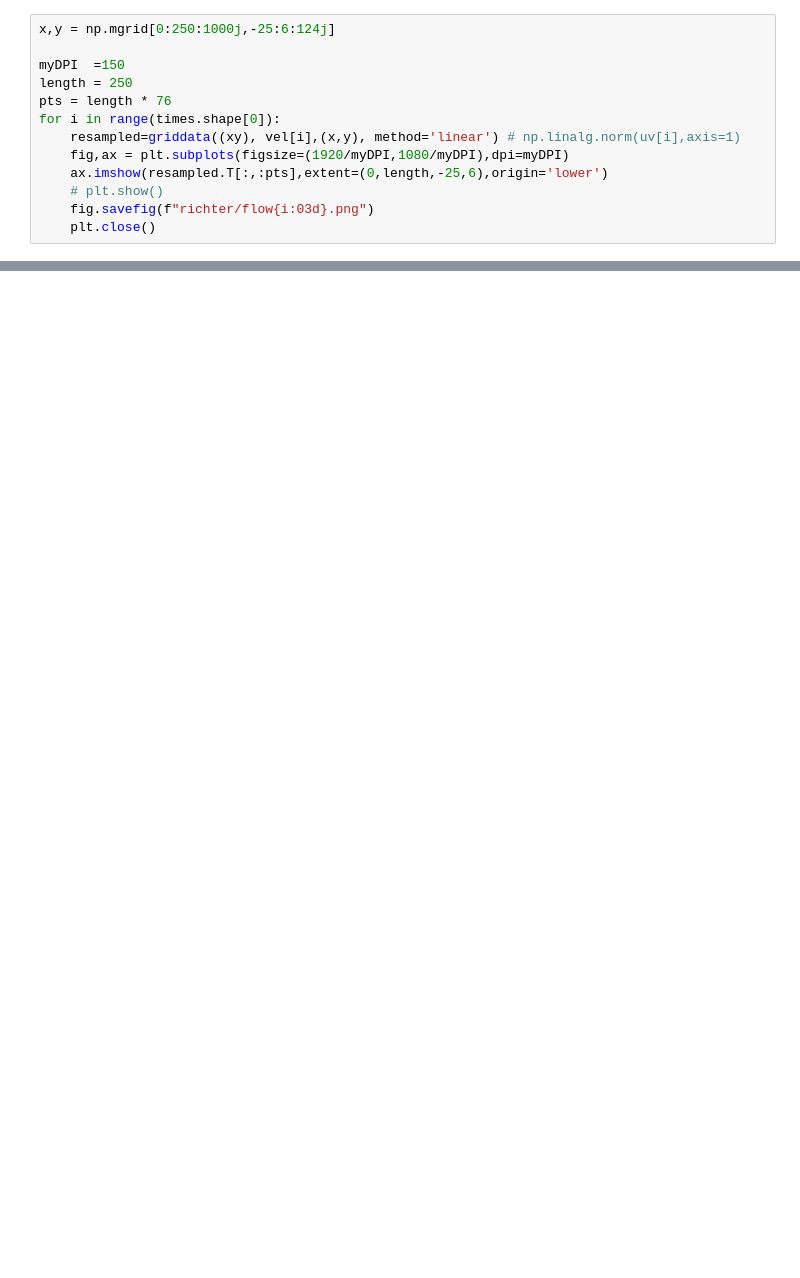
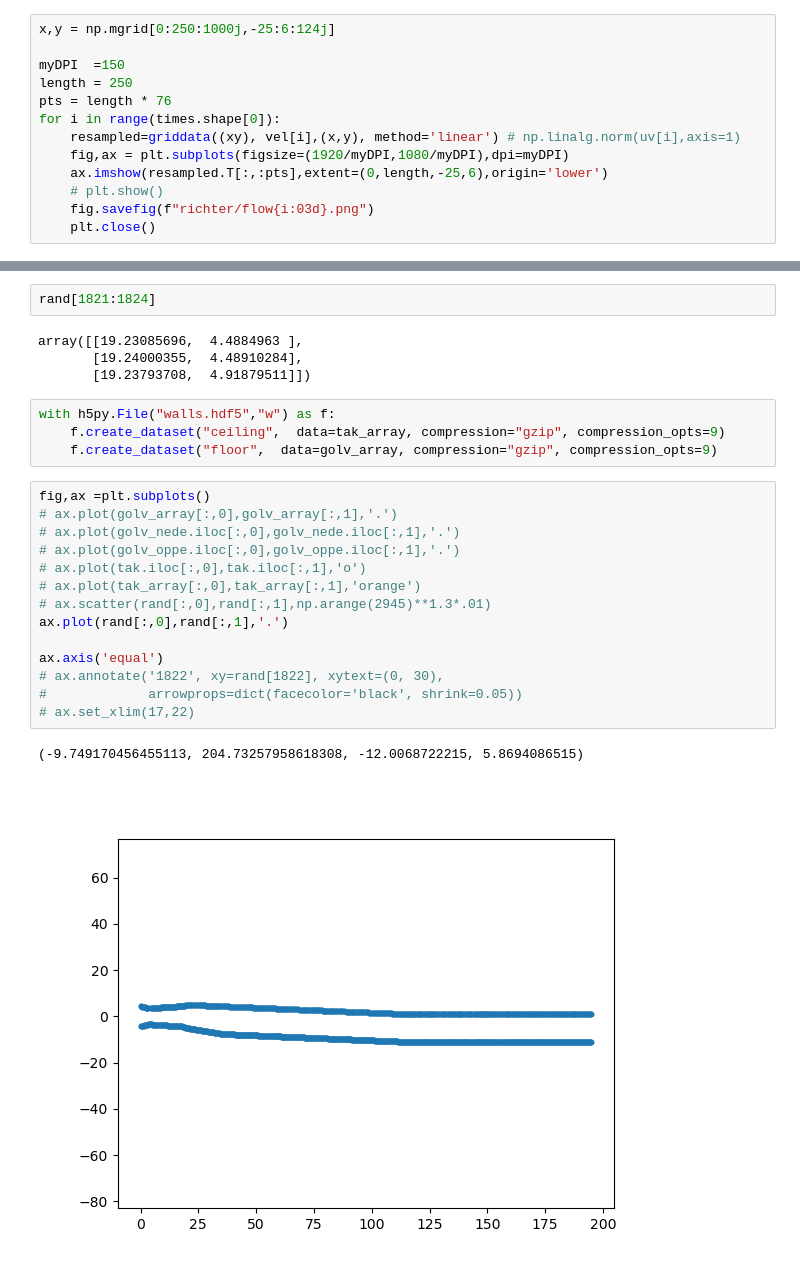
Before and after one commit to Havrevoll/Ribber, a Jupyter notebook: richter_analysar.ipynb, the cells around one changed output, grey strips where cells are left out. Cells and saved outputs as stored; diff of their text form; blank space fills up the shorter version.

```diff
--- a/richter_analysar.ipynb
+++ b/richter_analysar.ipynb
@@ -80,0 +135,27 @@ b
+# %%
+rand[1821:1824]
+# %% [output]
+array([[19.23085696,  4.4884963 ],
+       [19.24000355,  4.48910284],
+       [19.23793708,  4.91879511]])
+# %%
+with h5py.File("walls.hdf5","w") as f:
+    f.create_dataset("ceiling",  data=tak_array, compression="gzip", compression_opts=9)
+    f.create_dataset("floor",  data=golv_array, compression="gzip", compression_opts=9)
+# %%
+fig,ax =plt.subplots()
+# ax.plot(golv_array[:,0],golv_array[:,1],'.')
+# ax.plot(golv_nede.iloc[:,0],golv_nede.iloc[:,1],'.')
+# ax.plot(golv_oppe.iloc[:,0],golv_oppe.iloc[:,1],'.')
+# ax.plot(tak.iloc[:,0],tak.iloc[:,1],'o')
+# ax.plot(tak_array[:,0],tak_array[:,1],'orange')
+# ax.scatter(rand[:,0],rand[:,1],np.arange(2945)**1.3*.01)
+ax.plot(rand[:,0],rand[:,1],'.')
+
+ax.axis('equal')
+# ax.annotate('1822', xy=rand[1822], xytext=(0, 30),
+#             arrowprops=dict(facecolor='black', shrink=0.05))
+# ax.set_xlim(17,22)
+# %% [output]
+(-9.749170456455113, 204.73257958618308, -12.0068722215, 5.8694086515)
+[figure, added]
```
Also changed, not shown: parts of 46 cells of this notebook, 8 other files.
